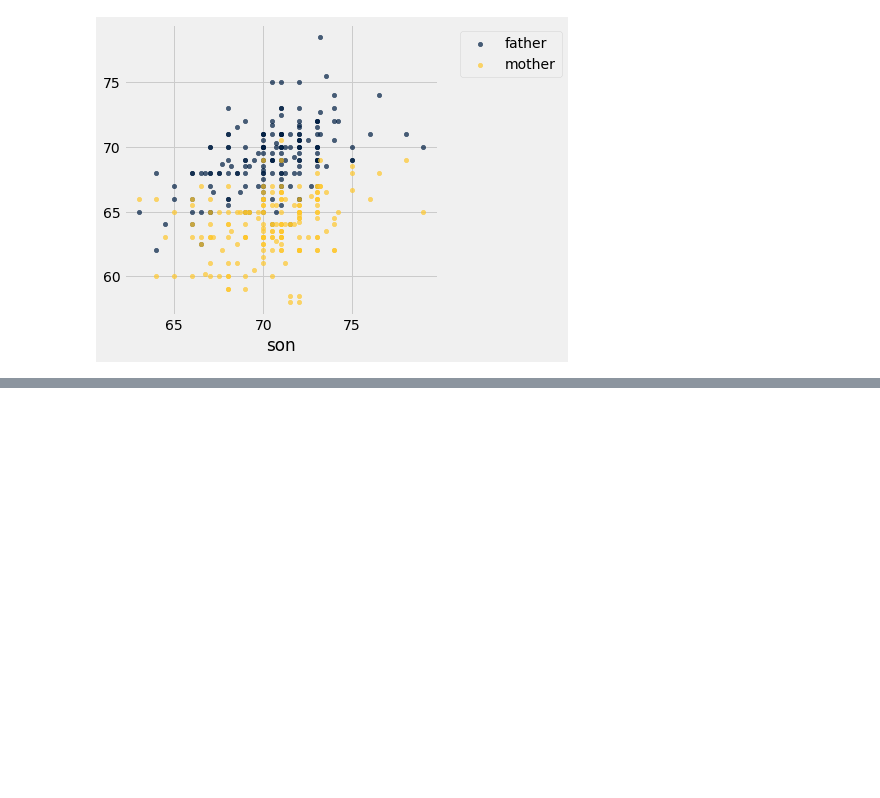
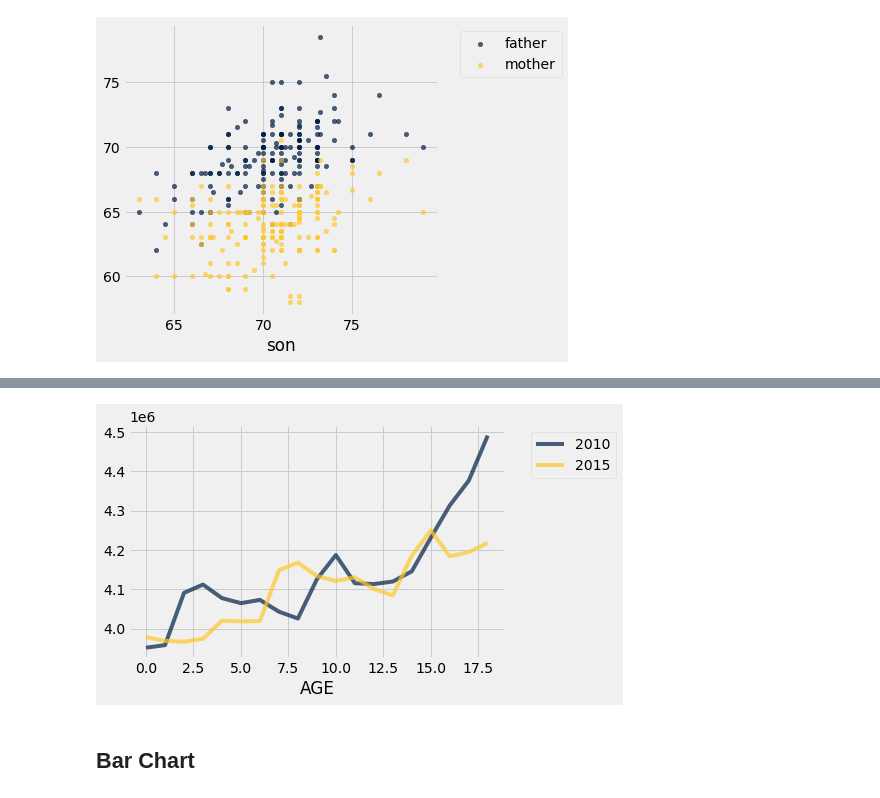
Before and after one commit to abdulbaqi/ms_python, a Jupyter notebook: viz.ipynb, the cells around one changed output, grey strips where cells are left out. Cells and saved outputs as stored; diff of their text form; code cells hidden in the pictures; blank space fills up the shorter version.

```diff
--- a/viz.ipynb
+++ b/viz.ipynb
@@ -198,3 +198,15 @@ heights
 heights.scatter('son')
 # %% [output]
 [figure]
+# %%
+# Read the full Census table
+census_url = 'http://www2.census.gov/programs-surveys/popest/datasets/2010-2015/national/asrh/nc-est2015-agesex-res.csv'
+full_census_table = Table.read_table(census_url)
+
+# Select columns from the full table and relabel some of them
+partial_census_table = full_census_table.select(['SEX', 'AGE', 'POPESTIMATE2010', 'POPESTIMATE2015'])
+us_pop = partial_census_table.relabeled('POPESTIMATE2010', '2010').relabeled('POPESTIMATE2015', '2015')
+
+# Access the rows corresponding to all children, ages 0-18
+children = us_pop.where('SEX', are.equal_to(0)).where('AGE', are.below(19)).drop('SEX')
+children.show()
@@ -200,0 +231,6 @@ heights.scatter('son')
+# %%
+children.plot('AGE')
+# %% [output]
+[figure, added]
+# %% [markdown]
+## Bar Chart
```
Also changed, not shown: parts of 1 cell of this notebook.
